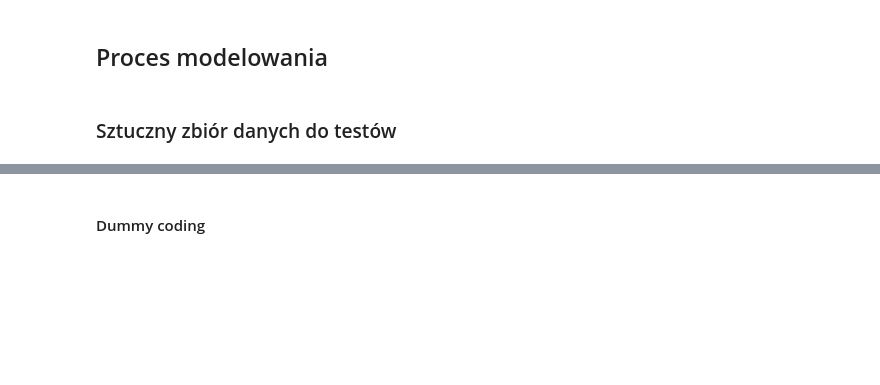
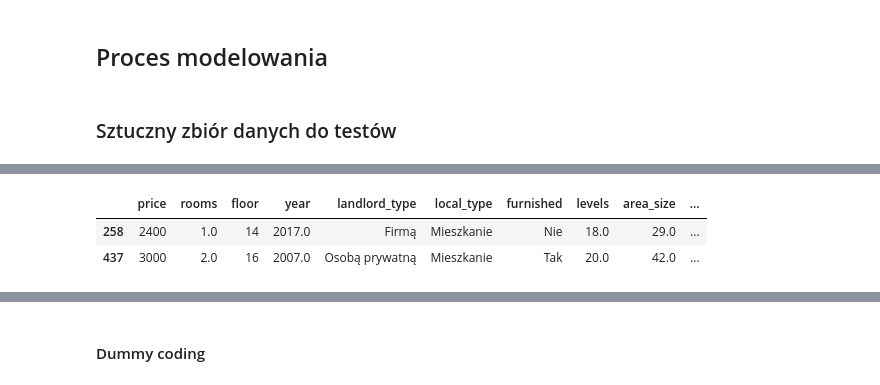
Before and after one commit to chomiczdawid/Web-scraping-and-rent-estimation-project, a Jupyter notebook: modeling.ipynb, the cells around one changed output, grey strips where cells are left out. Cells and saved outputs as stored; diff of their text form; code cells hidden in the pictures; blank space fills up the shorter version.

```diff
--- a/modeling.ipynb
+++ b/modeling.ipynb
@@ -37,0 +277,6 @@ df.head()
+# %%
+dfm.sort_values(by=['levels']).tail(2)
+# %% [output]
+|  | price | rooms | floor | year | landlord_type | local_type | furnished | levels | area_size | ... |
+| 258 | 2400 | 1.0 | 14 | 2017.0 | Firmą | Mieszkanie | Nie | 18.0 | 29.0 | ... |
+| 437 | 3000 | 2.0 | 16 | 2007.0 | Osobą prywatną | Mieszkanie | Tak | 20.0 | 42.0 | ... |
```
Also changed, not shown: parts of 47 cells of this notebook, 1 other file.
